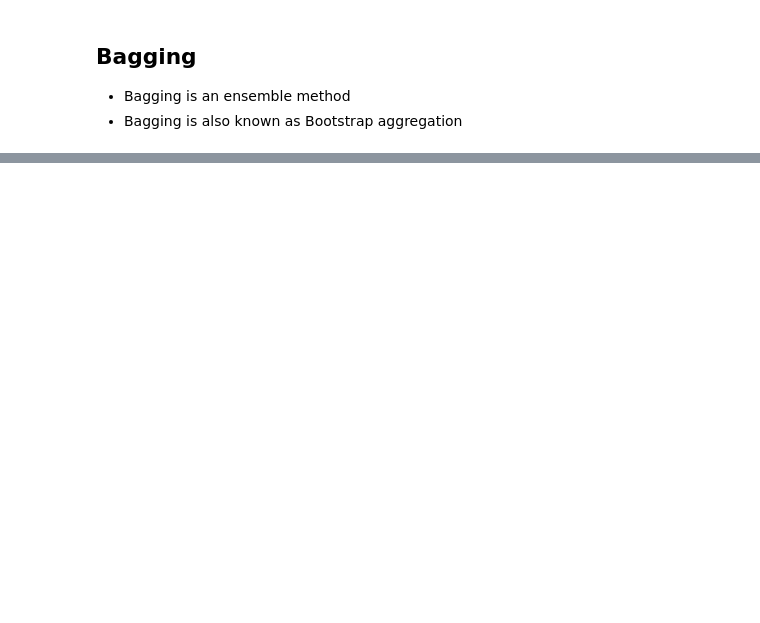
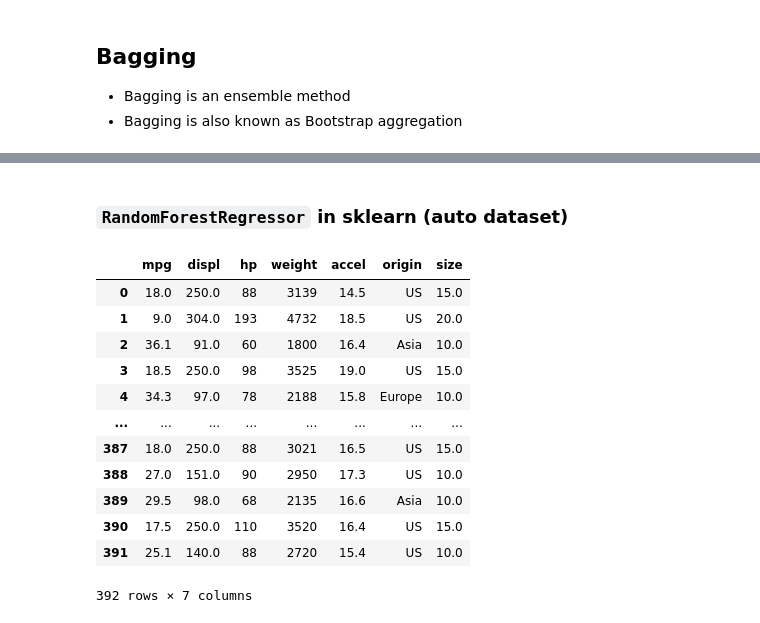
Before and after one commit to PaulToronto/DataCamp-Track---Machine-Learning-Scientist-in-Python, a Jupyter notebook: 6_3_Machine_Learning_with_Tree_Based_Models_in_Python_Bagging_and_Random_Forests.ipynb, the cells around one changed output, grey strips where cells are left out. Drawn from its saved outputs; the diff is of its cells as text; code cells hidden in the pictures; blank space fills up the shorter version.

```diff
--- a/6_3_Machine_Learning_with_Tree_Based_Models_in_Python_Bagging_and_Random_Forests.ipynb
+++ b/6_3_Machine_Learning_with_Tree_Based_Models_in_Python_Bagging_and_Random_Forests.ipynb
@@ -7,2 +21,4 @@
 # %% [markdown]
 ## Data
+# %%
+base_url = 'https://drive.google.com/uc?id='
@@ -8,0 +78,4 @@
+# %%
+id = '14qqT73DvmgD0dx9zkcs3pxRLMCwSANii'
+auto = pd.read_csv(base_url + id)
+auto.info()
@@ -38,0 +617,2 @@
+# %% [markdown]
+### `RandomForestRegressor` in sklearn (auto dataset)
@@ -38,0 +625,16 @@
+# %%
+auto
+# %% [output]
+|  | mpg | displ | hp | weight | accel | origin | size |
+| 0 | 18.0 | 250.0 | 88 | 3139 | 14.5 | US | 15.0 |
+| 1 | 9.0 | 304.0 | 193 | 4732 | 18.5 | US | 20.0 |
+| 2 | 36.1 | 91.0 | 60 | 1800 | 16.4 | Asia | 10.0 |
+| 3 | 18.5 | 250.0 | 98 | 3525 | 19.0 | US | 15.0 |
+| 4 | 34.3 | 97.0 | 78 | 2188 | 15.8 | Europe | 10.0 |
+| ... | ... | ... | ... | ... | ... | ... | ... |
+| 387 | 18.0 | 250.0 | 88 | 3021 | 16.5 | US | 15.0 |
+| 388 | 27.0 | 151.0 | 90 | 2950 | 17.3 | US | 10.0 |
+| 389 | 29.5 | 98.0 | 68 | 2135 | 16.6 | Asia | 10.0 |
+| 390 | 17.5 | 250.0 | 110 | 3520 | 16.4 | US | 15.0 |
+| 391 | 25.1 | 140.0 | 88 | 2720 | 15.4 | US | 10.0 |
+392 rows × 7 columns
```
Also changed, not shown: parts of 90 cells of this notebook.
